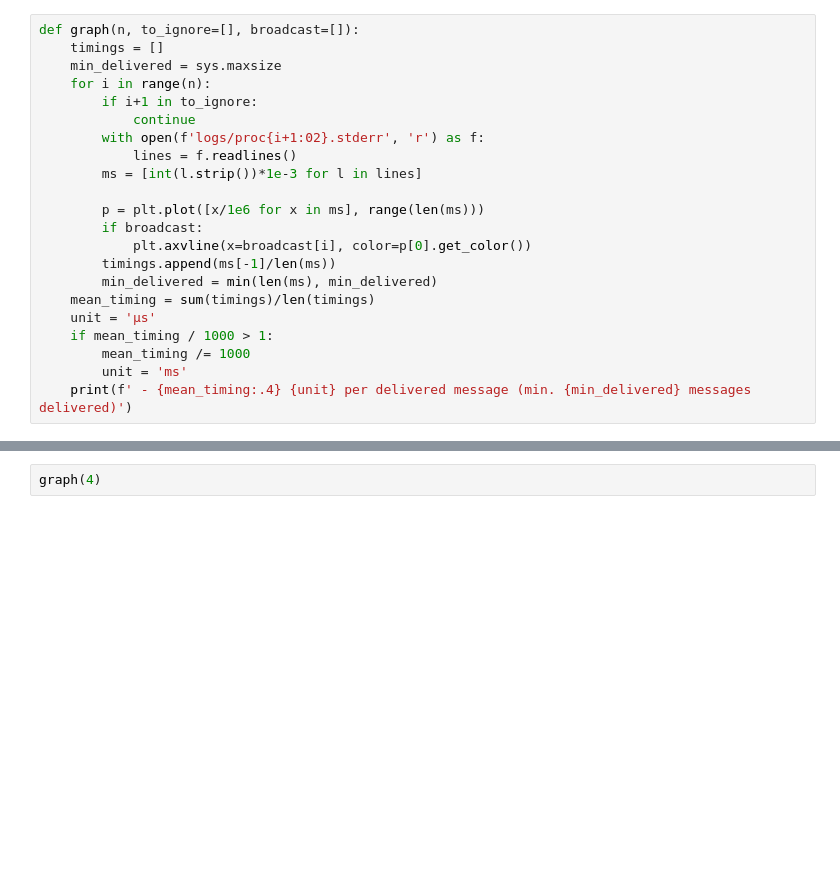
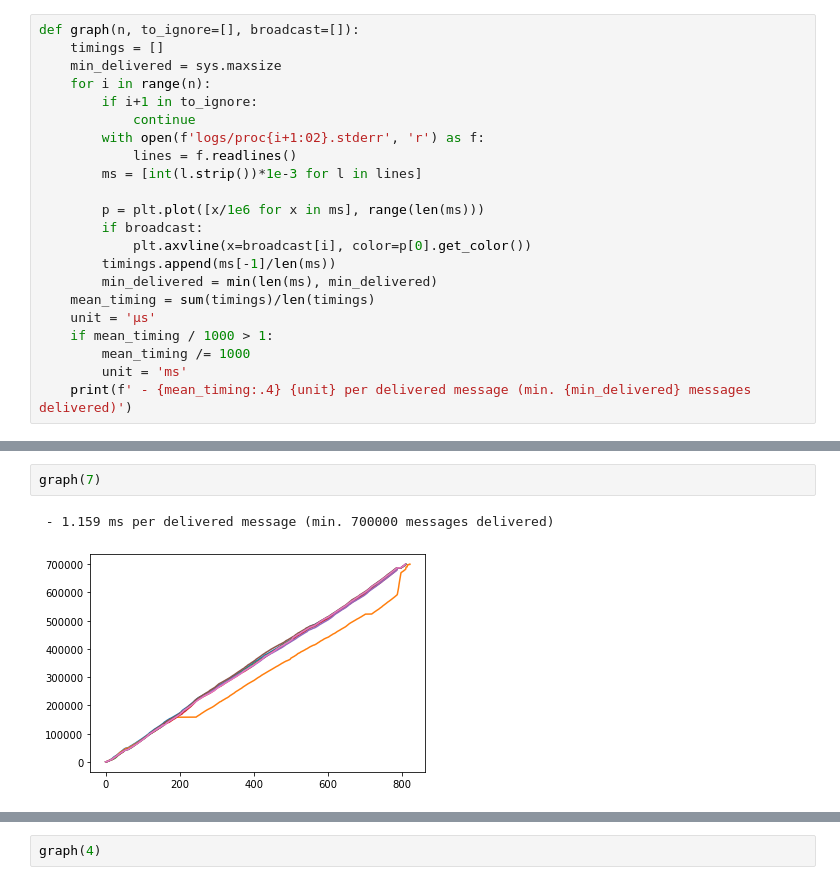
Before and after one commit to robinmamie/distributed-algorithms, a Jupyter notebook: timings.ipynb, the cells around one changed output, grey strips where cells are left out. Drawn from its saved outputs; the diff is of its cells as text; blank space fills up the shorter version.

```diff
--- a/timings.ipynb
+++ b/timings.ipynb
@@ -36,3 +41,8 @@ graph(2)
+# %%
+graph(7)
+# %% [output]
+ - 1.159 ms per delivered message (min. 700000 messages delivered)
+[figure, added]
 # %%
 graph(10)
 # %% [output]
```
Also changed, not shown: parts of 7 cells of this notebook, 7 other files.
